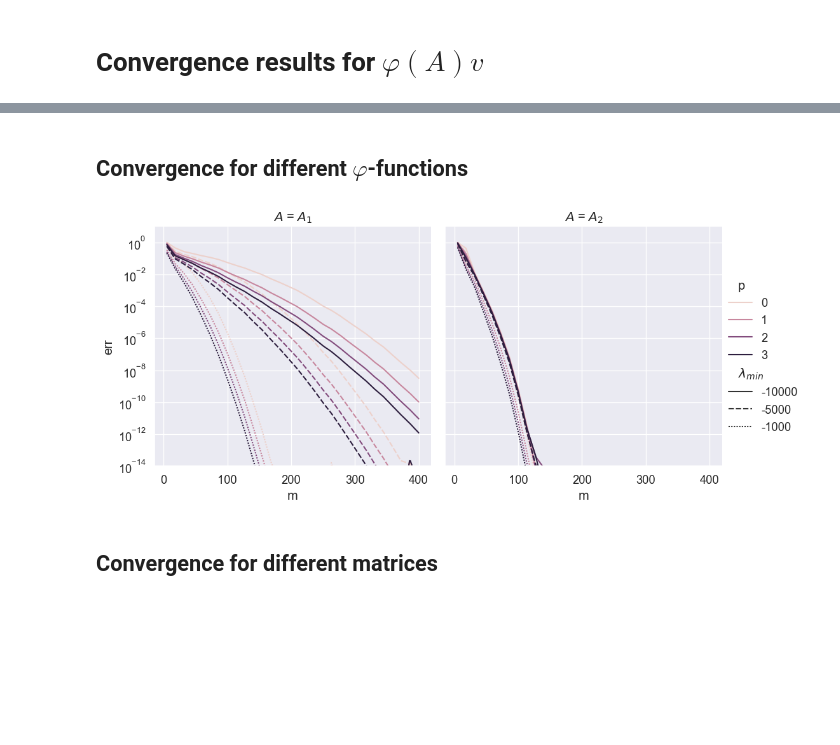
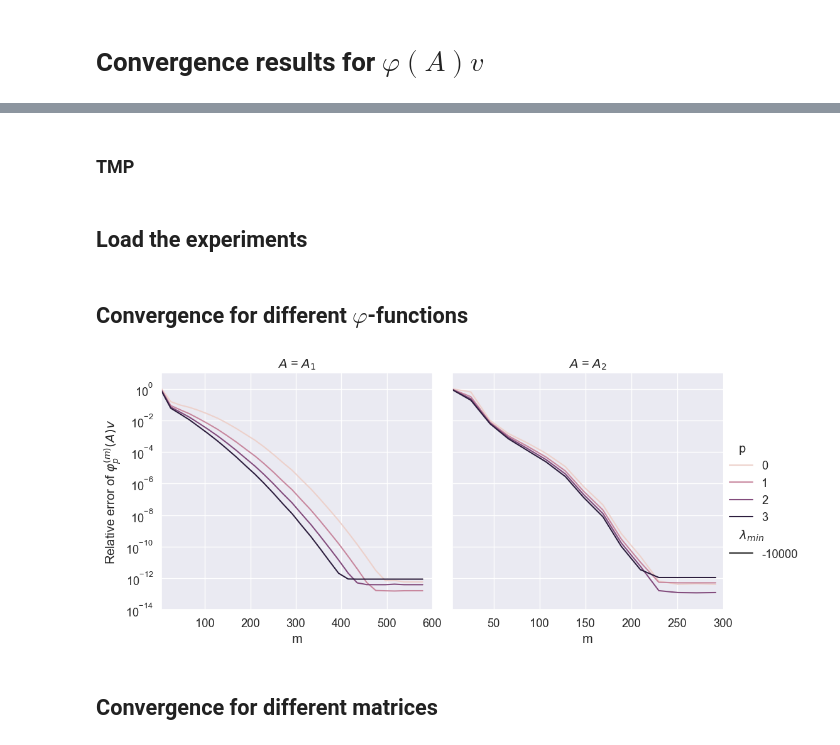
Before and after one commit to sprmsv/KAMF, a Jupyter notebook: experiments.ipynb, the cells around one changed output, grey strips where cells are left out. Saved outputs shown, nothing was run; the diff lists cells and outputs as text; code cells hidden in the pictures; blank space fills up the shorter version.

```diff
--- a/experiments.ipynb
+++ b/experiments.ipynb
@@ -157,0 +157,2 @@ df.to_csv('experiments.csv', index=False)
+# %% [markdown]
+### TMP
@@ -158,3 +191,7 @@ df.to_csv('experiments.csv', index=False)
+# %% [markdown]
+## Load the experiments
+# %%
+df = pd.read_csv('experiments.csv')
 # %% [markdown]
 ## Convergence for different $\varphi$-functions
 # %%
@@ -163,39 +200,43 @@ data = df[
     (df['p'] != 4)
 
     # Method
     & ((df['method'] == 'PA'))
 
     # Matrices
     & ((df['name'] == '$A_1$') | (df['name'] == '$A_2$'))
 
     # Size
-    & (df['n'] == 900)
+    & (df['n'] == 3600)
 
     # Smallest eigenvalue
     & ((df['a'] == -10000) | (df['a'] == -5000) | (df['a'] == -1000))
 
     # Custom
-    & ~((df['name'] == '$A_2$') & (df['n'] == 900) & (df['m'] > 200))
+    & ~((df['name'] == '$A_2$') & (df['n'] == 3600) & (df['m'] > 300))
+    & (df['m'] < 600)
 ]
 
-sns.relplot(
+fg = sns.relplot(
     data=data.rename(columns={'name': '$A$', 'a': '$\\lambda_{min}$'}),
     x='m',
     y='err',
     kind='line',
     hue='p',
     col='$A$',
     style='$\\lambda_{min}$',
     col_wrap=2,
+    facet_kws={'sharex': False},
 )
-ax = plt.gca()
-ax.set(
+fg.set(
     yscale='log',
+    xlim=[5, None],
     ylim=[1e-14, 1e+01],
     ylabel='Relative error of $\\varphi_p^{(m)}(A)v$',
 );
+fg.axes[0].set(xlim=[5, 600]);
+fg.axes[1].set(xlim=[5, 300]);
 # %% [output]
-[figure, old version]
+[figure, new version]
 # %% [markdown]
 ## Convergence for different matrices
 # %%
```
Also changed, not shown: parts of 11 cells of this notebook, 10 other files.
